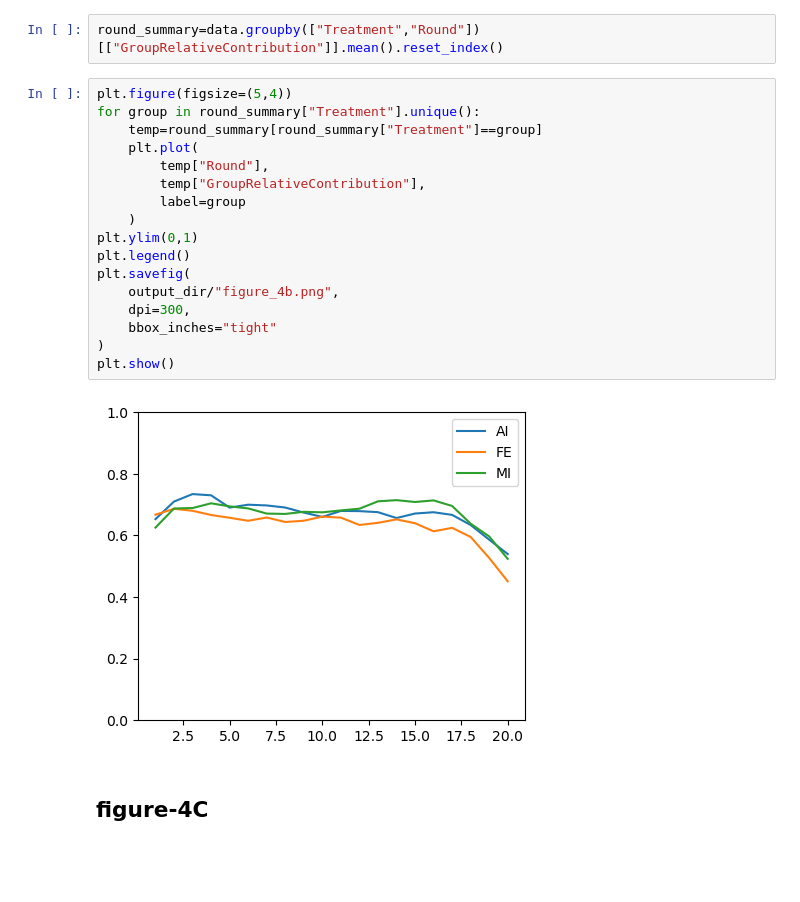
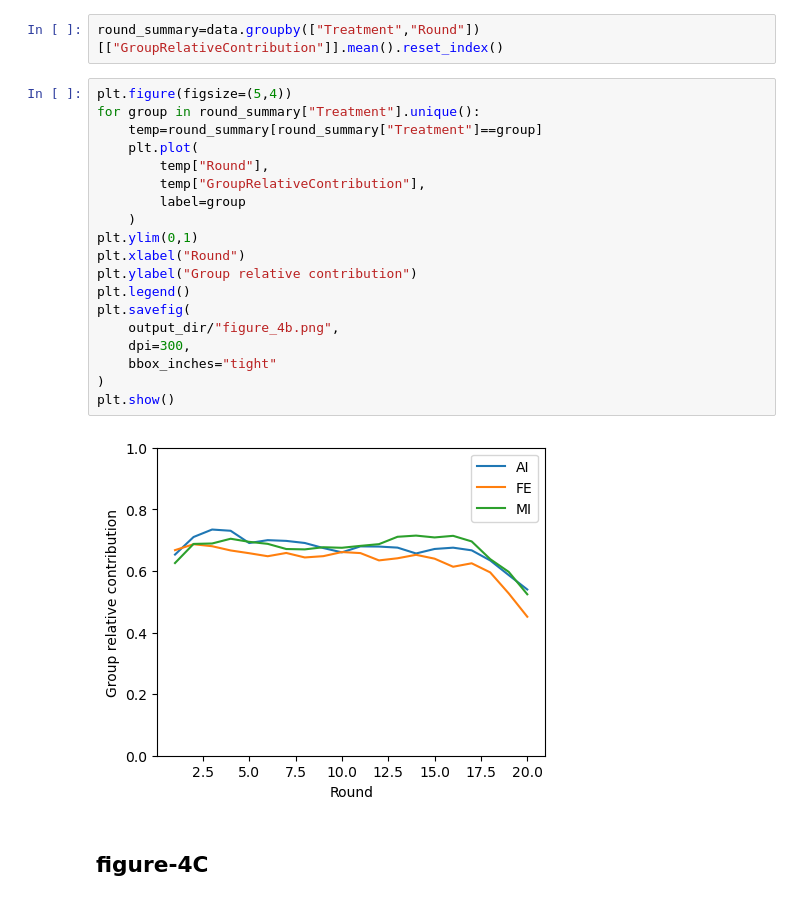
Before and after one commit to jia-gu-research/asymmetric-public-goods-replication, a Jupyter notebook: replication_python.ipynb, the cells around one changed output. Saved outputs shown, nothing was run; the diff lists cells and outputs as text; blank space fills up the shorter version.

```diff
--- a/replication_python.ipynb
+++ b/replication_python.ipynb
@@ -452,22 +462,24 @@ round_summary=data.groupby(["Treatment","Round"])[["GroupRelativeContribution"]]
 # %%
 plt.figure(figsize=(5,4))
 for group in round_summary["Treatment"].unique():
     temp=round_summary[round_summary["Treatment"]==group]
     plt.plot(
         temp["Round"],
         temp["GroupRelativeContribution"],
         label=group
     )
 plt.ylim(0,1)
+plt.xlabel("Round")
+plt.ylabel("Group relative contribution")
 plt.legend()
 plt.savefig(
     output_dir/"figure_4b.png",
     dpi=300,
     bbox_inches="tight"
 )
 plt.show()
 # %% [output]
-[figure, old version]
+[figure, new version]
 # %% [markdown]
 ## figure-4C
 # %%
```
Also changed, not shown: parts of 3 cells of this notebook, 1 other file.
